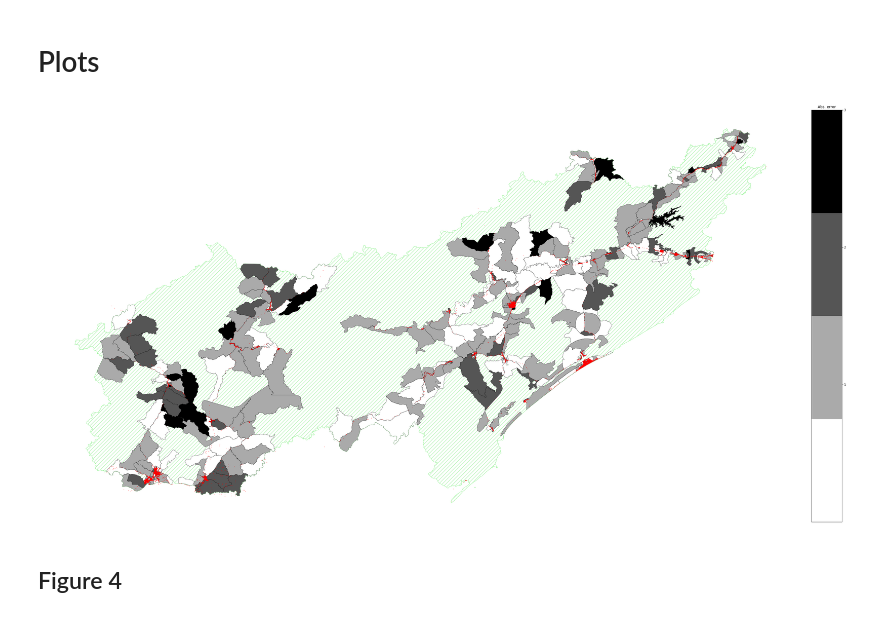
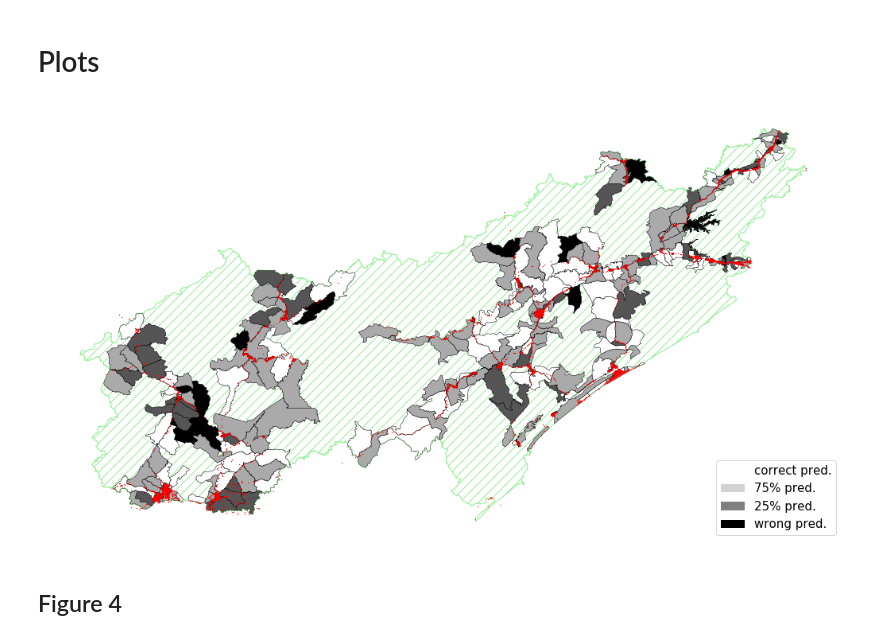
Before and after one commit to PARSECworld/streetsValeRibeira, a Jupyter notebook: 5_PlotsPrediction_gpu.ipynb, the cells around one changed output. Saved outputs shown, nothing was run; the diff lists cells and outputs as text; code cells hidden in the pictures.

Commit message:
update plots

```diff
--- a/5_PlotsPrediction_gpu.ipynb
+++ b/5_PlotsPrediction_gpu.ipynb
@@ -402,7 +402,7 @@ missing_kwds={"color": "lightgrey",
 
 my_cmap = plt.cm.get_cmap('gray_r',4)
 
-fig, axs = plt.subplots(1, 1, figsize=(20*5,5*5))
+fig, axs = plt.subplots(1, 1, figsize=(10*2,5*2))
 fig.subplots_adjust(hspace=0.5, wspace=0.5)
 
 
@@ -411,37 +411,46 @@ def plot_colorbar(axes, cmap_, values, init, end, text):
     sm = plt.cm.ScalarMappable(cmap=cmap_, norm=plt.Normalize(vmin=init, vmax=end))
     sm._A = []
     divider = make_axes_locatable(axes=axes)
     cax = divider.append_axes("right", size=str(values)+"%", pad=0.5)
     cbar = fig.colorbar(sm, cax=cax,  ticks=list(range(1, values)), shrink=0.5)
     cbar.ax.set_title(text)
 
 
 #---- 5th subplot ----
 #axs.set_title(f'Predicted Difference Absolute with Image Indicators')
 
 vr.boundary.plot(edgecolor='lightgreen',ax=axs, linewidth=0.3,linestyle='dashed') #contourn
 vr.plot(cmap= my_cmap, edgecolor='lightgreen',ax=axs, hatch="//") #fill
 g_dif.plot(column='diff_abs', ax=axs,cmap=my_cmap,linewidth=0.5,edgecolor='black', missing_kwds=missing_kwds)#color-fill
 
 
+axs.legend(handles=[Patch(facecolor='white', alpha=1, label='correct pred.'),
+                    Patch(facecolor='lightgray', label='75% pred.'),
+                   Patch(facecolor='gray', label='25% pred.'),
+                   Patch(facecolor='black', label='wrong pred.')],
+                    loc='lower right',
+                    fontsize=15)
+
 
 for city in geo['city'].unique():
     city_dots = geo[geo['city'] == city]
     images_plot = city_dots.plot(ax=axs, markersize=0.5, color='red',linewidth=0.4) #streets
 
-plot_colorbar(axs,my_cmap,4,0,3,'Abs. error')
+
+#plot_colorbar(axs,my_cmap,4,0,3,'Abs. error')
 #axs.axes.get_xaxis().set_visible(False)
 #axs.axes.get_yaxis().set_visible(False)
 axs.set_aspect('equal')
 axs.axis('off')
 
 
 
 
-plt.savefig(fname='plots/error_map_prediction.pdf', dpi=300, facecolor='w', edgecolor='w',bbox_inches='tight')
-plt.savefig(fname='plots/error_map_prediction.png', dpi=300, facecolor='w', edgecolor='w',bbox_inches='tight')
+
+plt.savefig(fname='plots/error_map_prediction.pdf', dpi=100, facecolor='w', edgecolor='w',bbox_inches='tight')
+plt.savefig(fname='plots/error_map_prediction.png', dpi=100, facecolor='w', edgecolor='w',bbox_inches='tight')
 # %% [output]
-[figure, old version]
+[figure, new version]
 # %% [markdown]
 ## Figure 4
 # %%
```
Also changed, not shown: parts of 1 cell of this notebook.
